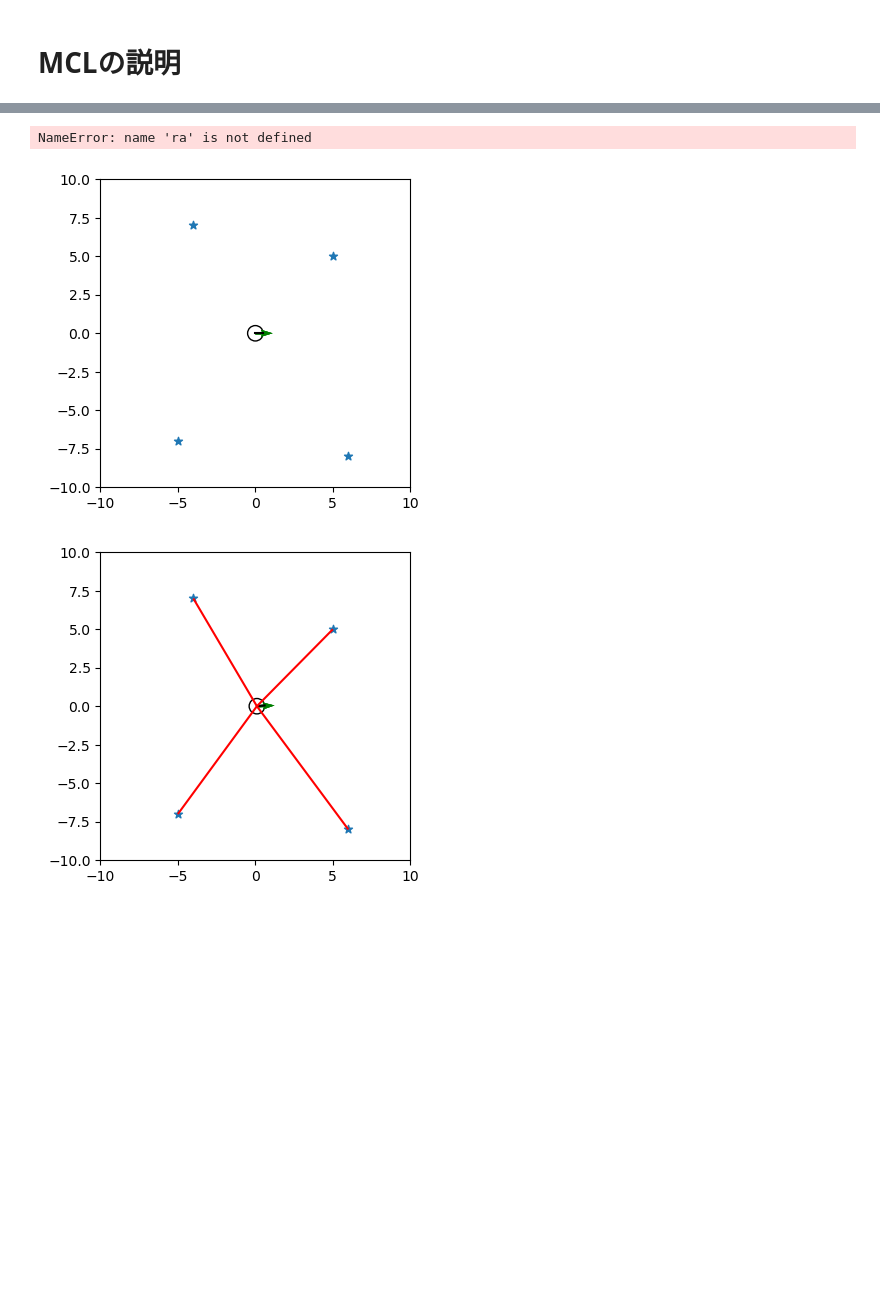
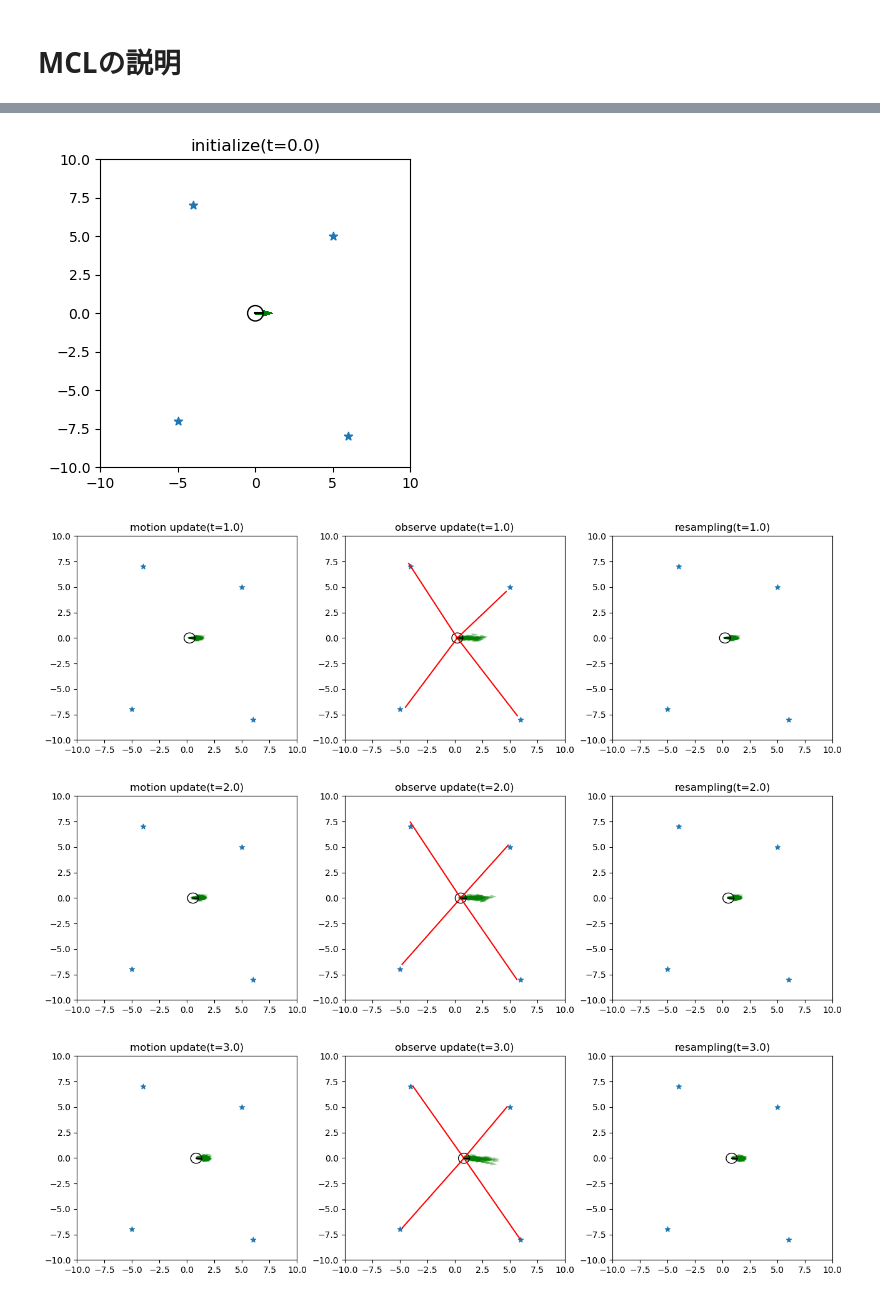
Before and after one commit to makotoyoshigoe/probabilistic_robotics_2023, a Jupyter notebook: scripts/MCL.ipynb, the cells around one changed output, grey strips where cells are left out. Cells and saved outputs as stored; diff of their text form; code cells hidden in the pictures; blank space fills up the shorter version.

```diff
--- a/scripts/MCL.ipynb
+++ b/scripts/MCL.ipynb
@@ -24,10 +65,9 @@ import random
 # %%
-def draw(landmarks, actual_pose, particles, zs=None):
+def draw(ax, title, landmarks, actual_pose, particles, zs=None):
     # ----グラフの設定----
-    fig = plt.figure(figsize=(4, 4))
-    ax = fig.add_subplot(111)
     ax.set_xlim(-10, 10)
     ax.set_ylim(-10, 10)
+    ax.set_title(title)
     # --------------------
 
     # ----ランドマーク----
@@ -96,6 +140,10 @@ def observe_landmark(pose, landmarks):
         diff_y = landmark[1] - y
         r = math.sqrt(diff_x**2 + diff_y**2)
         phi = math.atan2(diff_y, diff_x)
+        noise_r = (random.random() - 0.5) * 1.0
+        noise_phi = (random.random() - 0.5) * 0.1
+        r += noise_r
+        phi += noise_phi
         zs.append([r, phi])
     return zs
 # %% [markdown]
@@ -173,13 +219,3 @@ def resampling(particles):
 #             p_weight += space
             new_index += 1
     return new_p
-# %%
-p0 = [0.0, 0.0, 0.0] # ロボットの初期位置
-motion_noise_sigma = [0.19, 0.001, 0.13, 0.2]
-cmd_vel = [0.1, 0.1]
-dt = 1.0
-n = 10 # パーティクルの数
-landmarks = np.array([[5, 5], [-4, 7], [6, -8], [-5, -7]])
-weight = 1 / n
-observe_noise_sigma = [0.13, 0.01]
-p = p0
@@ -186,19 +239,49 @@ p = p0
 # %%
+p0 = [0.0, 0.0, 0.0] # ロボットの初期位置
+motion_noise_sigma = [0.2, 0.01, 0.15, 0.2]
+cmd_vel = [0.3, 0.0]
+landmarks = np.array([[5, 5], [-4, 7], [6, -8], [-5, -7]])
+weight = 1 / n
+observe_noise_sigma = [0.5, 0.05]
+dt = 1.0
+p = p0
+n =100 # パーティクルの数
+imp_n = 10
 particles = [Particle(landmarks, p0, motion_noise_sigma, cmd_vel, dt, weight, observe_noise_sigma) for i in range(n)]
-draw(landmarks, p, particles) # 時刻0における状態の描画
-for i in range(20):
-    p = cmd_vel2xyt(p, cmd_vel, dt)
+
+fig = plt.figure(figsize=(4, 4))
+ax = fig.add_subplot(111)
+draw(ax, 'initialize(t=0.0)', landmarks, p, particles) # 時刻0における状態の描画
+
+for i in range(imp_n):
+    actual_cmd_vel = [
+        cmd_vel[0] + (random.random()-0.5)*0.2,
+        cmd_vel[1] + (random.random()-0.5)*0.075,
+    ]
+    p = cmd_vel2xyt(p, actual_cmd_vel, dt)
+
     for particle in particles:
         particle.motion_update()
+#     fig = plt.figure(figsize=(4, 4))
+    fig = plt.figure(figsize=(13, 4))
+    ax = fig.add_subplot(131)
+    draw(ax, f'motion update(t={i*dt+dt})', landmarks, p, particles)
 
     zs = observe_landmark(p, landmarks)
     for particle in particles:
         particle.observed_update(zs)
+    ax = fig.add_subplot(132)
+    draw(ax, f'observe update(t={i*dt+dt})', landmarks, p, particles, zs)
 
     new_ps = resampling(particles)
-    particles = [new_p for new_p in new_ps]
+    particles = [copy.deepcopy(new_p) for new_p in new_ps]
     for particle in particles:
         particle.w = 1 / len(particles)
-#     resampling(particles)
-    draw(landmarks, p, particles, zs)
+#         print(particle.w)
+#     print('after resampling')
+    ax = fig.add_subplot(133)
+    draw(ax, f'resampling(t={i*dt+dt})', landmarks, p, particles)
+
+    plt.tight_layout()
+    plt.show()
 # %% [output]
@@ -222,3 +288,4 @@ weight: 0.0
-NameError: name 'ra' is not defined
-[figure, old version]
+[figure, new version]
-[figure, old version]
+[figure, new version]
+[figure, added]
+[figure, added]
```
Also changed, not shown: parts of 25 cells of this notebook, 5 other files.
